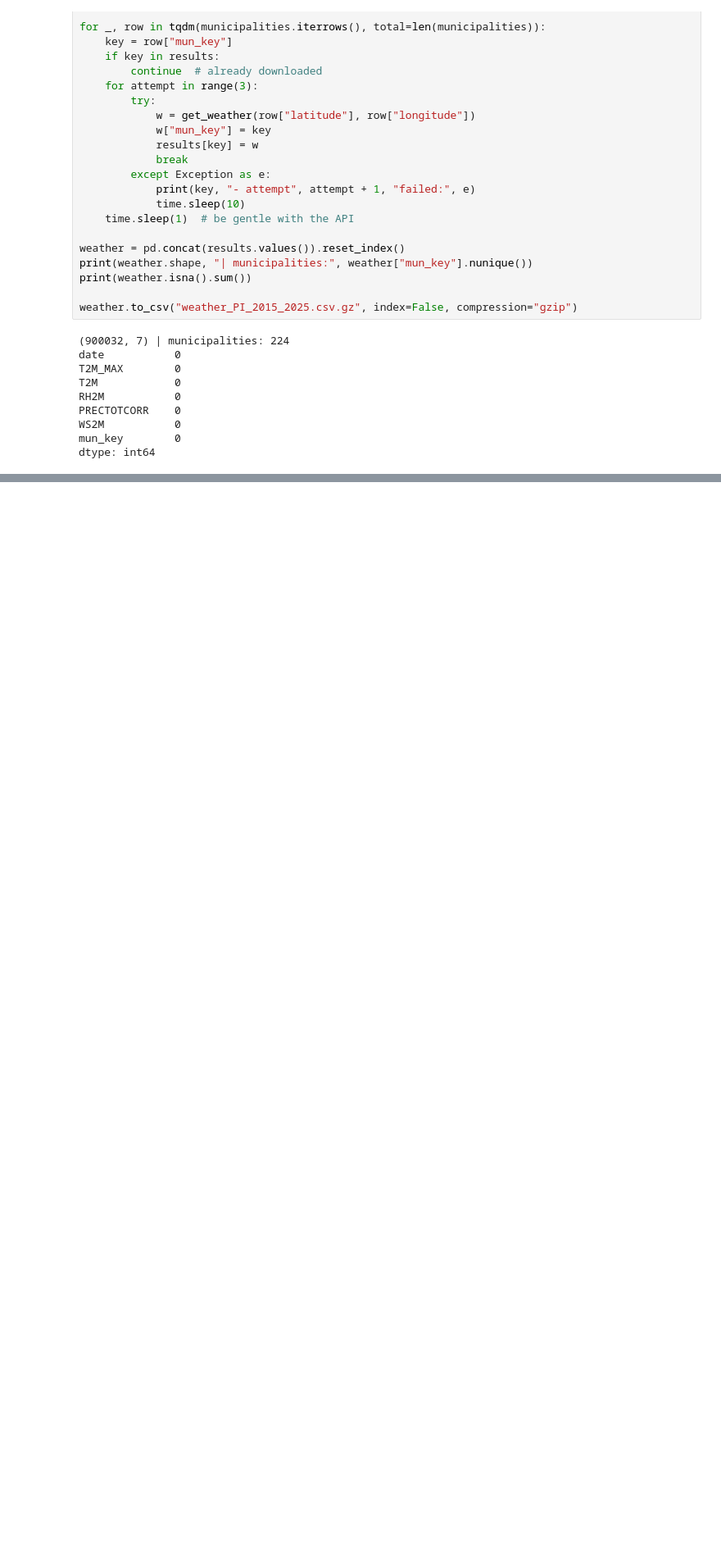
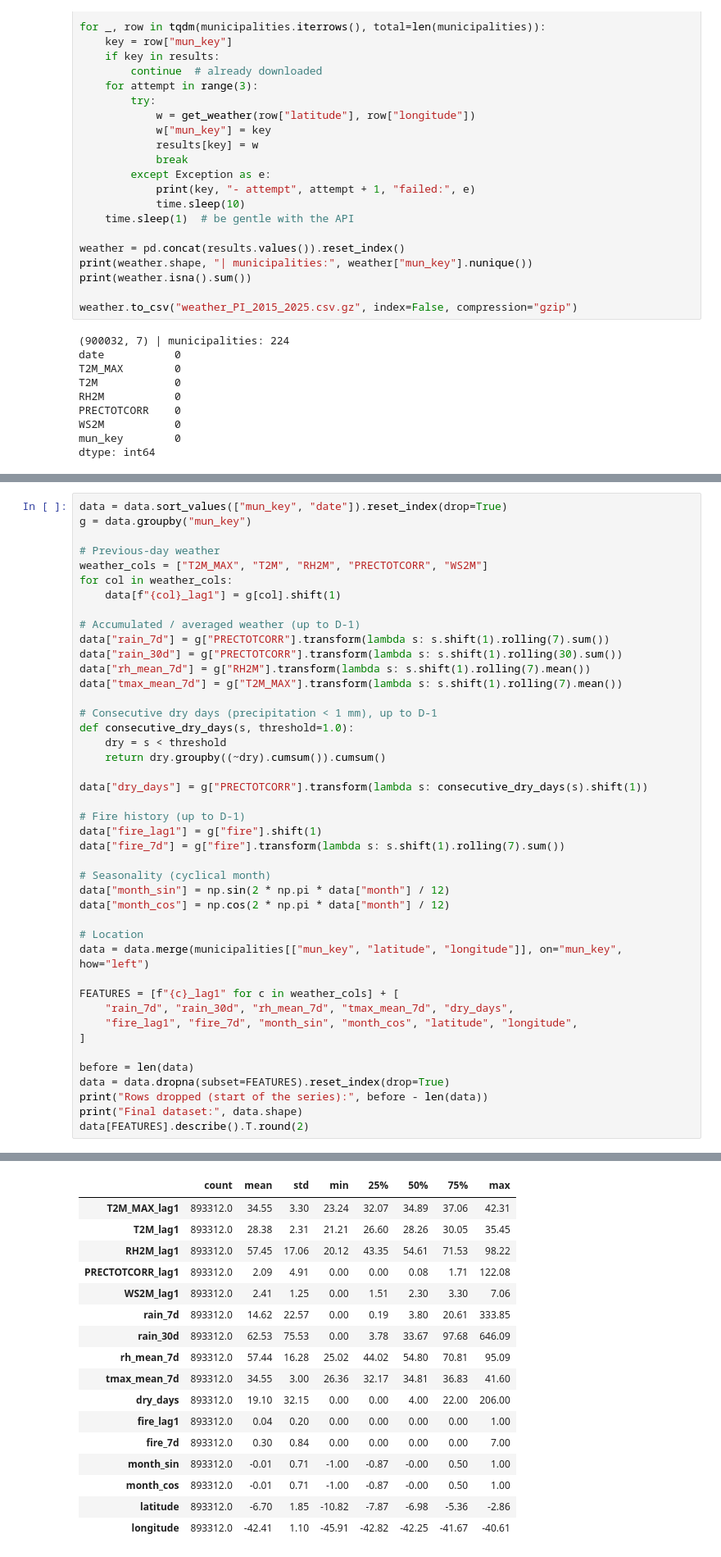
Before and after one commit to MonnikLuianne/wildfire-risk-piaui, a Jupyter notebook: wildfire_risk_piaui.ipynb, the cells around one changed output, grey strips where cells are left out. Shown at 82% size. Cells and saved outputs as stored; diff of their text form; blank space fills up the shorter version.

```diff
--- a/wildfire_risk_piaui.ipynb
+++ b/wildfire_risk_piaui.ipynb
@@ -169,0 +298,44 @@ dtype: int64
+# %%
+data = data.sort_values(["mun_key", "date"]).reset_index(drop=True)
+g = data.groupby("mun_key")
+
+# Previous-day weather
+weather_cols = ["T2M_MAX", "T2M", "RH2M", "PRECTOTCORR", "WS2M"]
+for col in weather_cols:
+    data[f"{col}_lag1"] = g[col].shift(1)
+
+# Accumulated / averaged weather (up to D-1)
+data["rain_7d"] = g["PRECTOTCORR"].transform(lambda s: s.shift(1).rolling(7).sum())
+data["rain_30d"] = g["PRECTOTCORR"].transform(lambda s: s.shift(1).rolling(30).sum())
+data["rh_mean_7d"] = g["RH2M"].transform(lambda s: s.shift(1).rolling(7).mean())
+data["tmax_mean_7d"] = g["T2M_MAX"].transform(lambda s: s.shift(1).rolling(7).mean())
+
+# Consecutive dry days (precipitation < 1 mm), up to D-1
+def consecutive_dry_days(s, threshold=1.0):
+    dry = s < threshold
+    return dry.groupby((~dry).cumsum()).cumsum()
+
+data["dry_days"] = g["PRECTOTCORR"].transform(lambda s: consecutive_dry_days(s).shift(1))
+
+# Fire history (up to D-1)
+data["fire_lag1"] = g["fire"].shift(1)
+data["fire_7d"] = g["fire"].transform(lambda s: s.shift(1).rolling(7).sum())
+
+# Seasonality (cyclical month)
+data["month_sin"] = np.sin(2 * np.pi * data["month"] / 12)
+data["month_cos"] = np.cos(2 * np.pi * data["month"] / 12)
+
+# Location
+data = data.merge(municipalities[["mun_key", "latitude", "longitude"]], on="mun_key", how="left")
+
+FEATURES = [f"{c}_lag1" for c in weather_cols] + [
+    "rain_7d", "rain_30d", "rh_mean_7d", "tmax_mean_7d", "dry_days",
+    "fire_lag1", "fire_7d", "month_sin", "month_cos", "latitude", "longitude",
+]
+
+before = len(data)
+data = data.dropna(subset=FEATURES).reset_index(drop=True)
+print("Rows dropped (start of the series):", before - len(data))
+print("Final dataset:", data.shape)
+data[FEATURES].describe().T.round(2)
+# %% [output]
@@ -169,0 +344,17 @@ dtype: int64
+|  | count | mean | std | min | 25% | 50% | 75% | max |
+| T2M_MAX_lag1 | 893312.0 | 34.55 | 3.30 | 23.24 | 32.07 | 34.89 | 37.06 | 42.31 |
+| T2M_lag1 | 893312.0 | 28.38 | 2.31 | 21.21 | 26.60 | 28.26 | 30.05 | 35.45 |
+| RH2M_lag1 | 893312.0 | 57.45 | 17.06 | 20.12 | 43.35 | 54.61 | 71.53 | 98.22 |
+| PRECTOTCORR_lag1 | 893312.0 | 2.09 | 4.91 | 0.00 | 0.00 | 0.08 | 1.71 | 122.08 |
+| WS2M_lag1 | 893312.0 | 2.41 | 1.25 | 0.00 | 1.51 | 2.30 | 3.30 | 7.06 |
+| rain_7d | 893312.0 | 14.62 | 22.57 | 0.00 | 0.19 | 3.80 | 20.61 | 333.85 |
+| rain_30d | 893312.0 | 62.53 | 75.53 | 0.00 | 3.78 | 33.67 | 97.68 | 646.09 |
+| rh_mean_7d | 893312.0 | 57.44 | 16.28 | 25.02 | 44.02 | 54.80 | 70.81 | 95.09 |
+| tmax_mean_7d | 893312.0 | 34.55 | 3.00 | 26.36 | 32.17 | 34.81 | 36.83 | 41.60 |
+| dry_days | 893312.0 | 19.10 | 32.15 | 0.00 | 0.00 | 4.00 | 22.00 | 206.00 |
+| fire_lag1 | 893312.0 | 0.04 | 0.20 | 0.00 | 0.00 | 0.00 | 0.00 | 1.00 |
+| fire_7d | 893312.0 | 0.30 | 0.84 | 0.00 | 0.00 | 0.00 | 0.00 | 7.00 |
+| month_sin | 893312.0 | -0.01 | 0.71 | -1.00 | -0.87 | -0.00 | 0.50 | 1.00 |
+| month_cos | 893312.0 | -0.01 | 0.71 | -1.00 | -0.87 | -0.00 | 0.50 | 1.00 |
+| latitude | 893312.0 | -6.70 | 1.85 | -10.82 | -7.87 | -6.98 | -5.36 | -2.86 |
+| longitude | 893312.0 | -42.41 | 1.10 | -45.91 | -42.82 | -42.25 | -41.67 | -40.61 |
```
Also changed, not shown: parts of 17 cells of this notebook.
